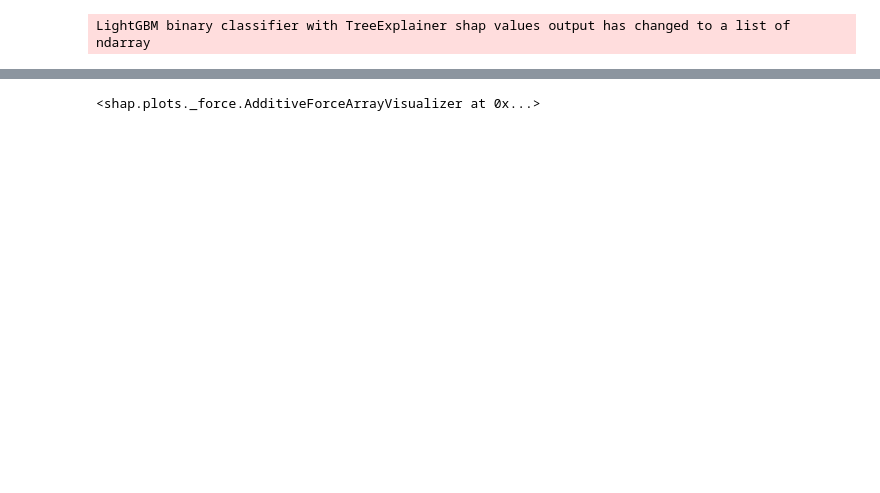
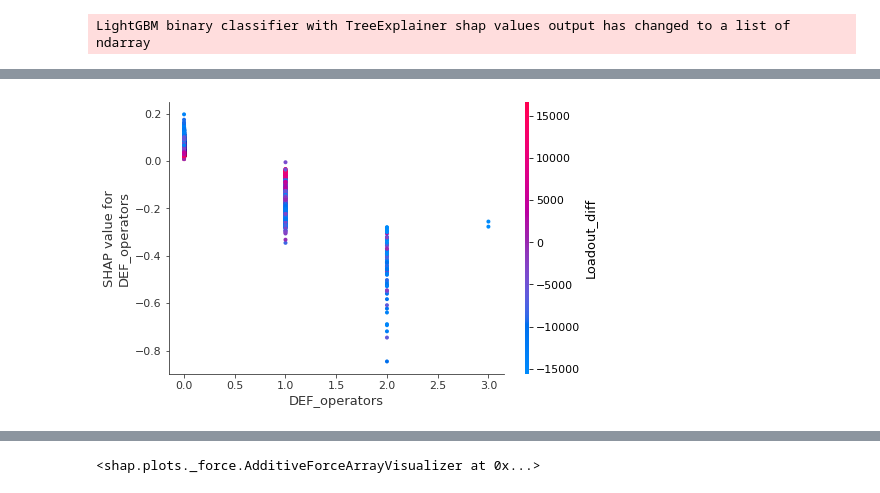
Before and after one commit to mateusb12/valorant_impact, a Jupyter notebook: impact_score/model/model_improvement/shap_test.ipynb, the cells around one changed output, grey strips where cells are left out. Cells and saved outputs as stored; diff of their text form; code cells hidden in the pictures; blank space fills up the shorter version.

```diff
--- a/impact_score/model/model_improvement/shap_test.ipynb
+++ b/impact_score/model/model_improvement/shap_test.ipynb
@@ -46,0 +49,4 @@ shap.summary_plot(shap_values[1], x)
+# %%
+shap.dependence_plot("DEF_operators", shap_values[0], x)
+# %% [output]
+[figure, added]
```
Also changed, not shown: parts of 9 cells of this notebook, 3 other files.
